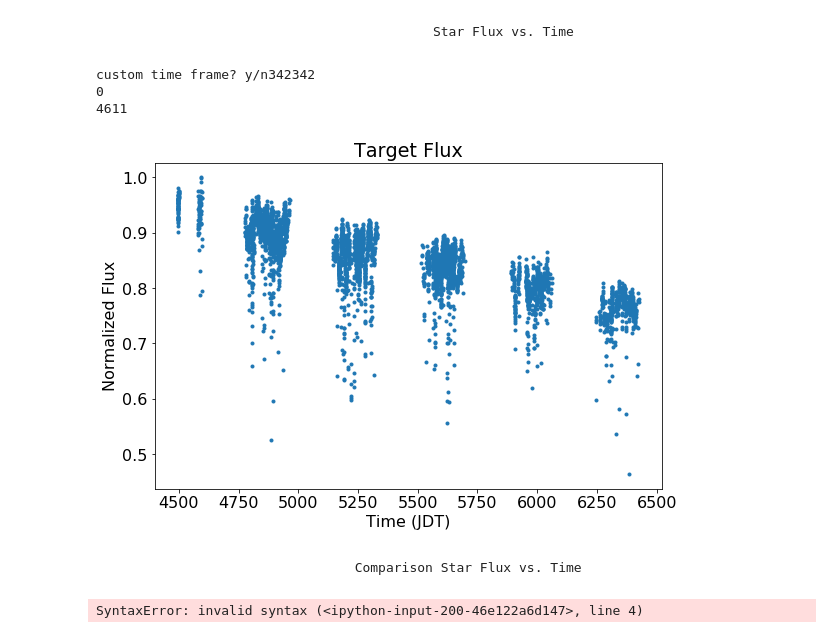
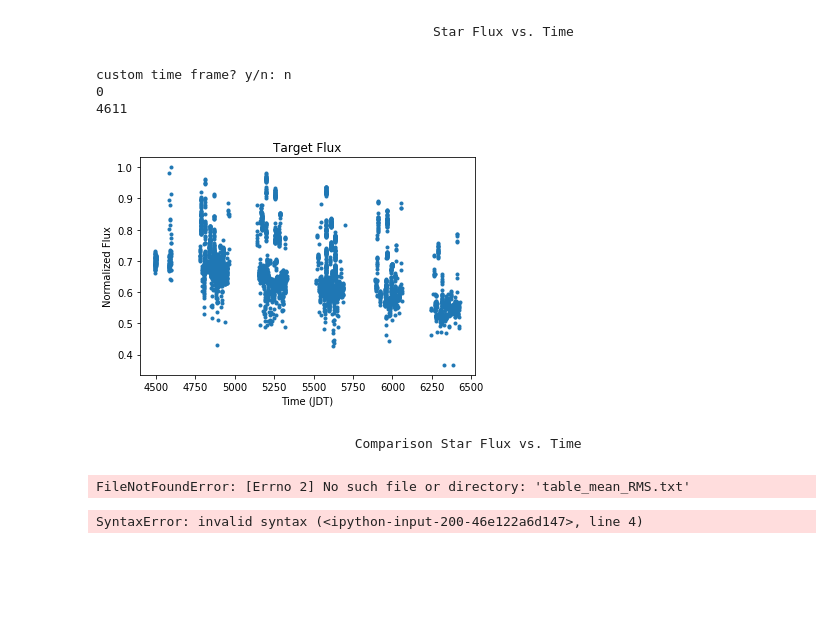
Before and after one commit to joshuapepper/kelt_halo, a Jupyter notebook: KELT Image Data Pipeline KN07.ipynb, the cells around one changed output. Drawn from its saved outputs; the diff is of its cells as text; code cells hidden in the pictures; blank space fills up the shorter version.

Commit message:
plan to finish reading comp stars

```diff
--- a/KELT Image Data Pipeline KN07.ipynb
+++ b/KELT Image Data Pipeline KN07.ipynb
@@ -105,15 +118,14 @@ with open(reference_img_for_comp_stars, "r") as f:
 
 cut_files=os.listdir(cutout_directory) #extract list of files
 file_count = len(cut_files) # gives number of files in directory
-sort_files = sorted(cut_files) # sort directory in alphanumeric order
 cutout_img_list = [os.path.join(cutout_directory, sorted(os.listdir(cutout_directory))[i]) for i in range(0,file_count)]
 
-open_cutouts =[]
+cutout_data =[]
 for i in range (0,file_count):
     image=fits.open(cutout_img_list[i]) #open file
     imageData = image[0].data  #take out data from file (data is in 'section' 1)
     image.close()
-    open_cutouts.append(imageData)
+    cutout_data.append(imageData)
 # %%
 # define comparison star coordinates and radii from an existing text file
 
@@ -213,10 +252,15 @@ def RMS(mean, array):
             diff.append((((array[x][1]-mean)/len(array))**2)**(1/2))
     return sum(diff)
 # %%
-# root mean square equation
-table_mean_RMS=[]
+#sigma clipping of flux values by removing values that are above a certain threshold
+#current issue: if this was arleady ran once, there are already 0s, so the clipping will be deeper
 
+table_mean_RMS=[] #an array which holds the address of table of a comparison star and its flux mean and rms
 #calculate mean and RMS of all stars
+
+comp_stars_table2=open(comp_star_table2_name,"w+")
+comp_stars_table2.write("tableName meanValue RMS ")
+
 for i in range(len(comp_star_tables)):
     fluxes=[]
     #read data of table to an array
@@ -235,12 +279,17 @@ for i in range(len(comp_star_tables)):
             if abs(fluxes[x][1]-mean_i)>(clipping_treshold*RMS_i):
                 fluxes[x][2] = 0
 
-    #create table with stars and their MEAN and RMS
+    #create table with star addresses and their MEAN and RMS
     table_mean_RMS.append([i, comp_star_tables[i],mean_i,RMS_i])
 
+    comp_stars_table2.write("\n" + str(i) +" "+str(comp_star_tables[i]) +" "+ str(mean_i) + " " + str(RMS_i))
+
+
     #rewrite file to have 0 values
-    star_file= open("star_tables/comparison_star_"+str(i)+".txt","w+")
+    star_file= open(os.path.join(star_folder,"comparison_star_"+str(i)+".txt"),"w+")
     star_file.write("time flux clip")
     for j in range(0, len(fluxes)):
         star_file.write("\n" + str(fluxes[j][0]) +" "+ str(fluxes[j][1])+" "+ str(fluxes[j][2]))
     star_file.close()
+
+comp_stars_table2.close()
@@ -333,12 +391,12 @@ table=np.loadtxt(comp_star_tables[0], skiprows=1)
 for line in range(0,len(table)):
     time.append(table[line][0])
 # %%
-#allow user to choose time frame
+#allow user to choose time frame for analysis
 
 beginning_timestamp=0
 end_timestamp=len(time)-1
 
-if input("custom time frame? y/n")== 'y':
+if input("custom time frame? y/n: ")== 'y':
     beginning_input=int(input ("input beginning JDT date "))
     end_input=int(input ("input ending JDT date "))
 
@@ -355,6 +413,6 @@ if input("custom time frame? y/n")== 'y':
 print(beginning_timestamp)
 print(end_timestamp)
 # %% [output]
-custom time frame? y/n342342
+custom time frame? y/n: n
 0
 4611
@@ -375,38 +419,83 @@ normalized_target_flux = target_flux/max(target_flux)
+# %%
+main_star_flux, main_star_time=[],[]
+with open(os.path.join(star_folder, "main_star.txt"),'r') as f:
+    next(f)
+    for line in f:
+        main_star_flux.append(float(line.split()[1]))
+        main_star_time.append(float(line.split()[0]))
+    f.close()
+
+normalized_main_star_flux=[(main_star_flux[i])/max(main_star_flux) for i in range(0,len(main_star_flux))]
 # %%
+normalized_target_flux = normalized_main_star_flux
+time =main_star_time
+
 #create flux v. time plot
-plt.subplot(121)
 plt.xlabel('Time (JDT)')
 plt.ylabel('Normalized Flux')
 
 #rounding x tick marks
 roundDecimals=2
 difference=(max(time)+1-min(time))
 
 while difference>=10:
     difference= difference/10
     roundDecimals=roundDecimals-1
 if difference<=1:
     roundDecimals=roundDecimals-2
     while difference<=1:
         difference= difference/10
         roundDecimals=roundDecimals+1
 
 #plotting
 graphing_time=[time[i]-2450000 for i in range(0,len(time))]
 #print(graphing_time)
 
 graphing_time= graphing_time[beginning_timestamp:end_timestamp]
 normalized_target_flux= normalized_target_flux[beginning_timestamp:end_timestamp]
 
 def target_star_flux_graph():
     plt.title('Target Flux')
     #plt.xticks(np.arange(round(min(time),roundDecimals), max(time)+1, round((max(time)+1-min(time))/5,roundDecimals)))
     plt.plot(graphing_time, normalized_target_flux, '.')
 
 target_star_flux_graph()
 plt.show()
 # %% [output]
-[figure, old version]
+[figure, new version]
 # %% [markdown]
                                    Comparison Star Flux vs. Time
+# %%
+#extract candidate data from .dat file
+#x_coord, y_coord, brightness, = np.loadtxt(reference_img_for_comp_stars,unpack=True,usecols=(0,1,3))
+
+####### make a table to hold all comp star fluxes by timestamp  ########
+# use flux*clip value for the flux values to make sure we disregard unwanted values
+# use total fluxes for each line to count how many non-0 values are in the line
+#table format:
+#  timeStamp  compStar0 compStar2 ... compStar19 totalFluxes
+#
+#
+#
+####### and then make a table of timestap and avg comp star flux ########
+####### using sumOfFluxes/totalFluxes for each line #######
+#the stuff we have elow is not right
+comp_star_list= open(comp_star_table2_name, 'r')
+comp_star_fluxes=[[]]
+print(comp_star_list)
+for i in range(len(comp_star_list)):
+    compStar = comp_star_list[i][1] #ientify row for clearer use in the next line
+    with open(os.path.join(compStar),'r') as f:
+        next(f)
+        for line in f:
+            if line.split()[2]==1:
+                flux = line.split()[1]
+            else:
+                flux = 0
+            comp_star_fluxes[line].append(flux)
+print(comp_star_fluxes)
+
+#normalized_main_star_flux=[(main_star_flux[i])/max(main_star_flux) for i in range(0,len(main_star_flux))]
+# %% [output]
+FileNotFoundError: [Errno 2] No such file or directory: 'table_mean_RMS.txt'
 # %%
```
Also changed, not shown: parts of 22 cells of this notebook.
